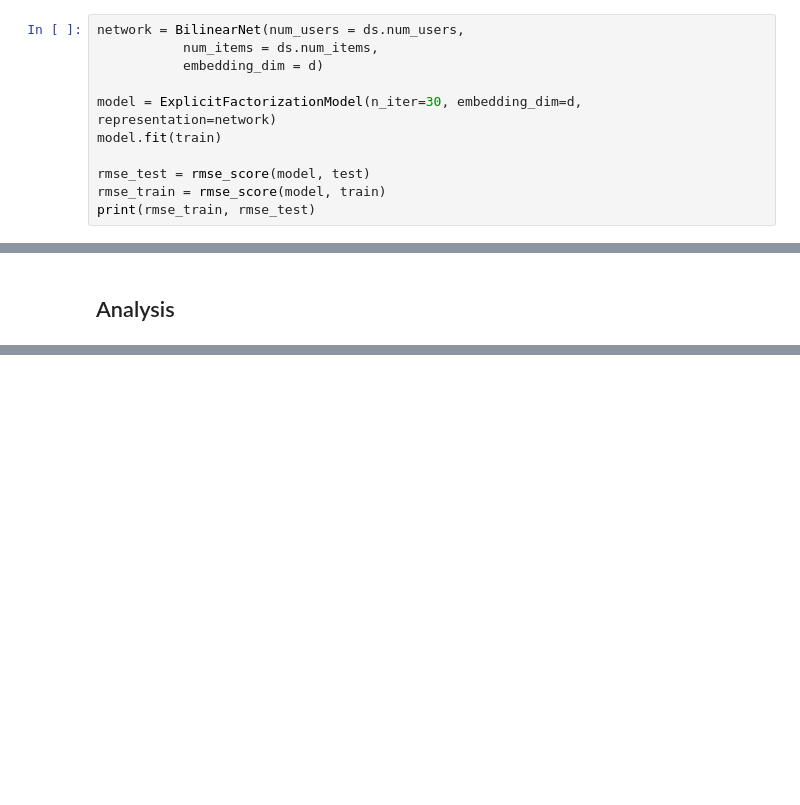
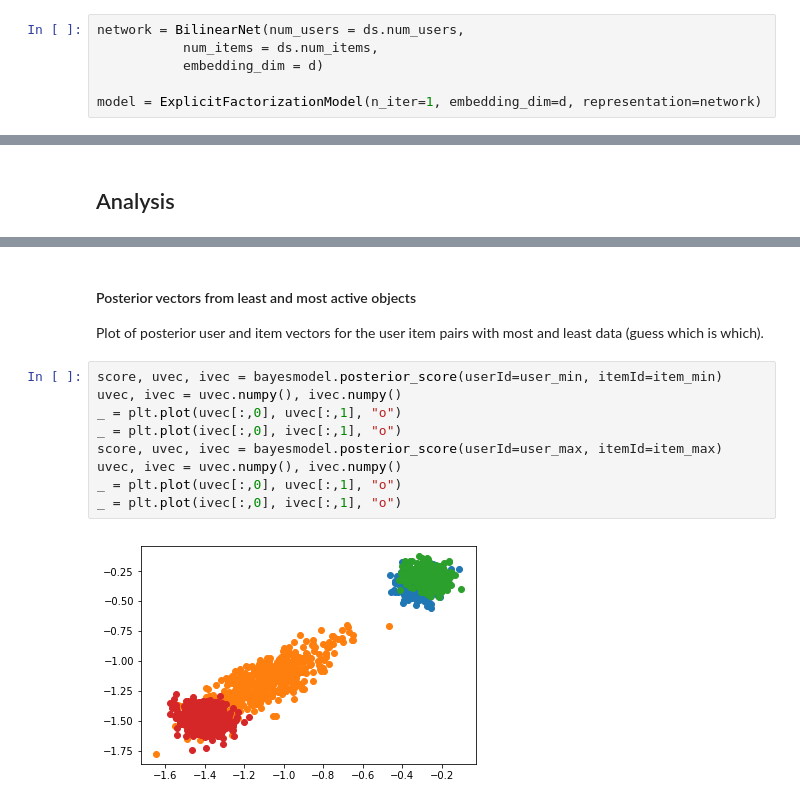
Before and after one commit to simeneide/phd-notes, a Jupyter notebook: general_notes/bayesian_MF.ipynb, the cells around one changed output, grey strips where cells are left out. Saved outputs shown, nothing was run; the diff lists cells and outputs as text; blank space fills up the shorter version.

```diff
--- a/general_notes/bayesian_MF.ipynb
+++ b/general_notes/bayesian_MF.ipynb
@@ -120,9 +120,4 @@ network = BilinearNet(num_users = ds.num_users,
            num_items = ds.num_items,
            embedding_dim = d)
 
-model = ExplicitFactorizationModel(n_iter=30, embedding_dim=d, representation=network)
-model.fit(train)
-
-rmse_test = rmse_score(model, test)
-rmse_train = rmse_score(model, train)
-print(rmse_train, rmse_test)
+model = ExplicitFactorizationModel(n_iter=1, embedding_dim=d, representation=network)
@@ -308,0 +352,14 @@ tensor(3.8903)
+# %% [markdown]
+#### Posterior vectors from least and most active objects
+Plot of posterior user and item vectors for the user item pairs with most and least data (guess which is which).
+# %%
+score, uvec, ivec = bayesmodel.posterior_score(userId=user_min, itemId=item_min)
+uvec, ivec = uvec.numpy(), ivec.numpy()
+_ = plt.plot(uvec[:,0], uvec[:,1], "o")
+_ = plt.plot(ivec[:,0], ivec[:,1], "o")
+score, uvec, ivec = bayesmodel.posterior_score(userId=user_max, itemId=item_max)
+uvec, ivec = uvec.numpy(), ivec.numpy()
+_ = plt.plot(uvec[:,0], uvec[:,1], "o")
+_ = plt.plot(ivec[:,0], ivec[:,1], "o")
+# %% [output]
+[figure, added]
```
Also changed, not shown: parts of 21 cells of this notebook.
